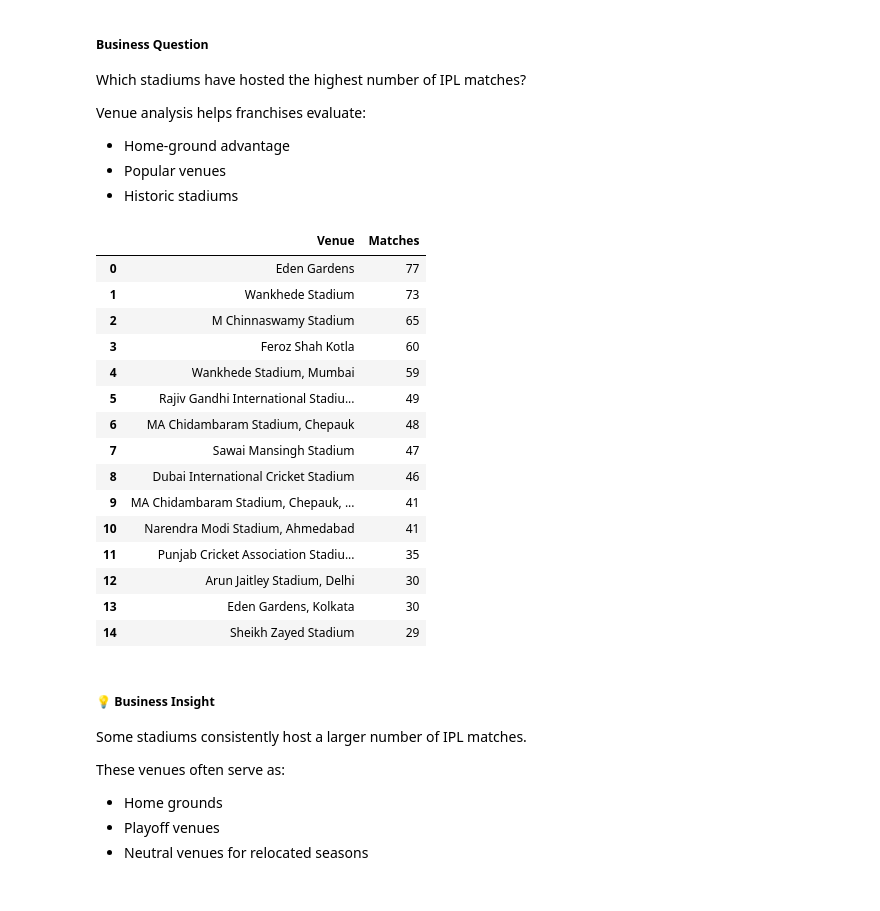
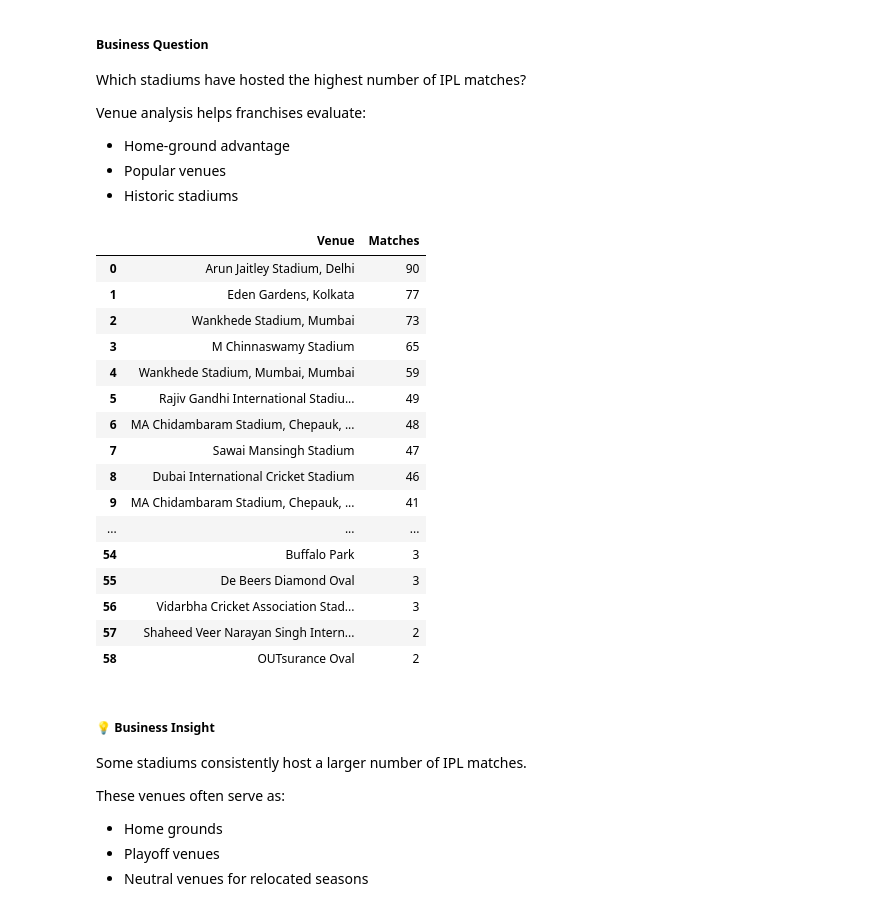
Before and after one commit to Abhilash0079/MachineLearningProjects, a Jupyter notebook: Professional-Cricket-Analytics/notebooks/03_EDA.ipynb, the cells around one changed output. Saved outputs shown, nothing was run; the diff lists cells and outputs as text; code cells hidden in the pictures.

```diff
--- a/Professional-Cricket-Analytics/notebooks/03_EDA.ipynb
+++ b/Professional-Cricket-Analytics/notebooks/03_EDA.ipynb
@@ -555,33 +555,35 @@ Venue analysis helps franchises evaluate:
 # %%
 venue_matches = (
     matches_df["venue"]
     .value_counts()
     .reset_index()
 )
 
 venue_matches.columns = [
     "Venue",
     "Matches"
 ]
 
-venue_matches.head(15)
+# venue_matches.head(15)
+venue_matches
 # %% [output]
 |  | Venue | Matches |
-| 0 | Eden Gardens | 77 |
-| 1 | Wankhede Stadium | 73 |
-| 2 | M Chinnaswamy Stadium | 65 |
-| 3 | Feroz Shah Kotla | 60 |
-| 4 | Wankhede Stadium, Mumbai | 59 |
+| 0 | Arun Jaitley Stadium, Delhi | 90 |
+| 1 | Eden Gardens, Kolkata | 77 |
+| 2 | Wankhede Stadium, Mumbai | 73 |
+| 3 | M Chinnaswamy Stadium | 65 |
+| 4 | Wankhede Stadium, Mumbai, Mumbai | 59 |
 | 5 | Rajiv Gandhi International Stadiu... | 49 |
-| 6 | MA Chidambaram Stadium, Chepauk | 48 |
+| 6 | MA Chidambaram Stadium, Chepauk, ... | 48 |
 | 7 | Sawai Mansingh Stadium | 47 |
 | 8 | Dubai International Cricket Stadium | 46 |
 | 9 | MA Chidambaram Stadium, Chepauk, ... | 41 |
-| 10 | Narendra Modi Stadium, Ahmedabad | 41 |
-| 11 | Punjab Cricket Association Stadiu... | 35 |
-| 12 | Arun Jaitley Stadium, Delhi | 30 |
-| 13 | Eden Gardens, Kolkata | 30 |
-| 14 | Sheikh Zayed Stadium | 29 |
+| ... | ... | ... |
+| 54 | Buffalo Park | 3 |
+| 55 | De Beers Diamond Oval | 3 |
+| 56 | Vidarbha Cricket Association Stad... | 3 |
+| 57 | Shaheed Veer Narayan Singh Intern... | 2 |
+| 58 | OUTsurance Oval | 2 |
 # %%
 fig = px.bar(
     venue_matches.head(15),
```
Also changed, not shown: parts of 23 cells of this notebook, 1 other file.
